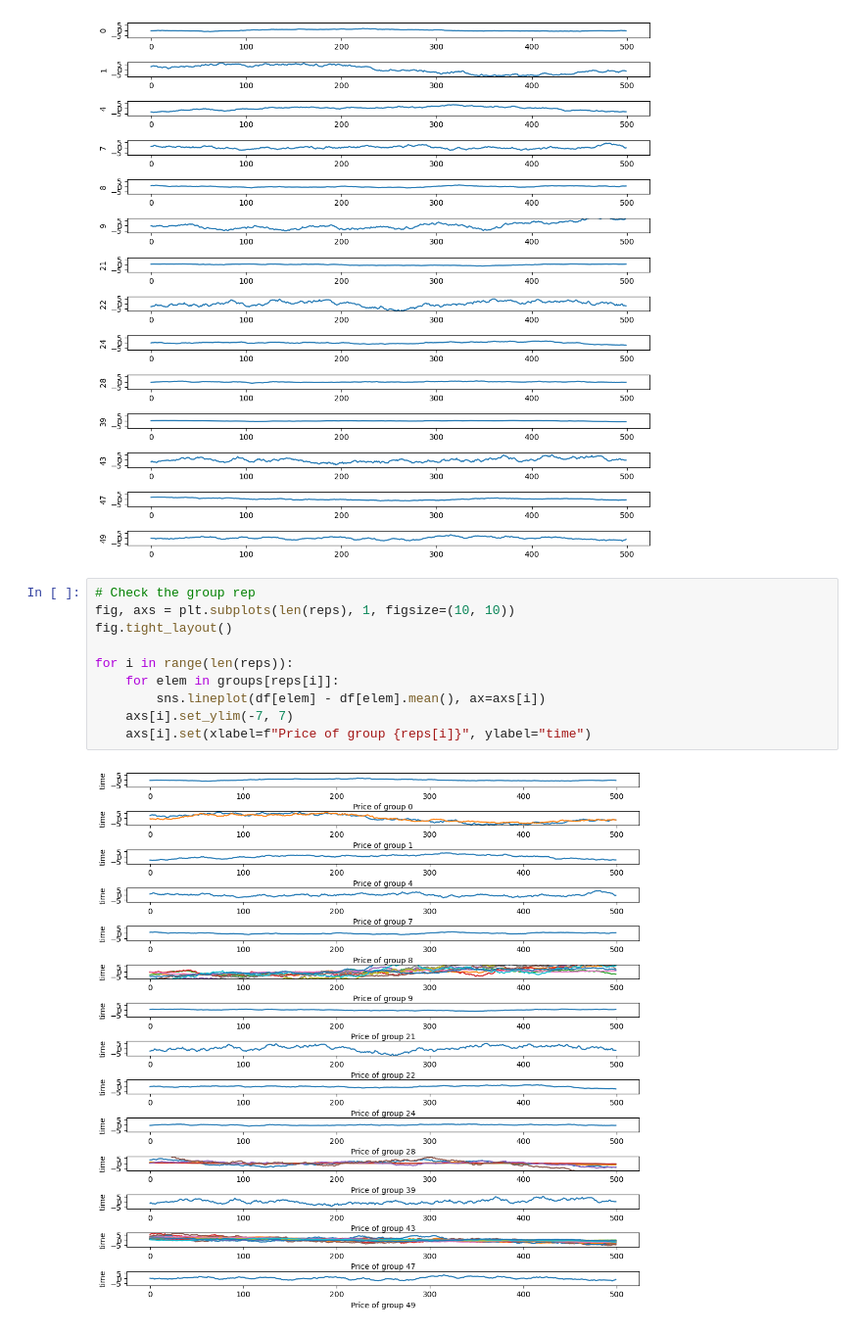
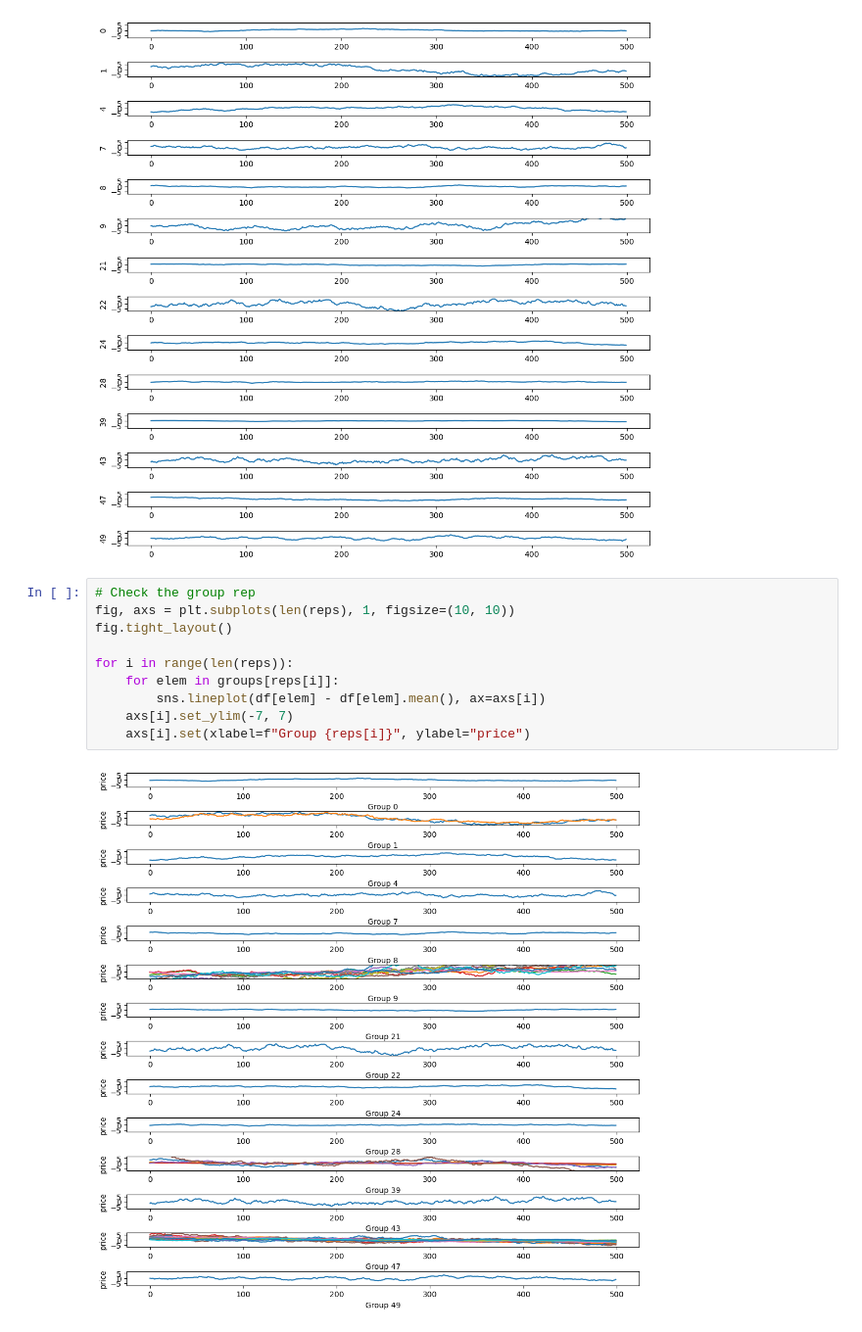
Before and after one commit to Troppydash/algothon, a Jupyter notebook: data_analysis.ipynb, the cells around one changed output. Shown at 98% size. Cells and saved outputs as stored; diff of their text form.

```diff
--- a/data_analysis.ipynb
+++ b/data_analysis.ipynb
@@ -123,12 +124,12 @@ for i in range(len(reps)):
 # %%
 # Check the group rep
 fig, axs = plt.subplots(len(reps), 1, figsize=(10, 10))
 fig.tight_layout()
 
 for i in range(len(reps)):
     for elem in groups[reps[i]]:
         sns.lineplot(df[elem] - df[elem].mean(), ax=axs[i])
     axs[i].set_ylim(-7, 7)
-    axs[i].set(xlabel=f"Price of group {reps[i]}", ylabel="time")
+    axs[i].set(xlabel=f"Group {reps[i]}", ylabel="price")
 # %% [output]
-[figure, old version]
+[figure, new version]
```
Also changed, not shown: parts of 5 cells of this notebook, 1 other file.
